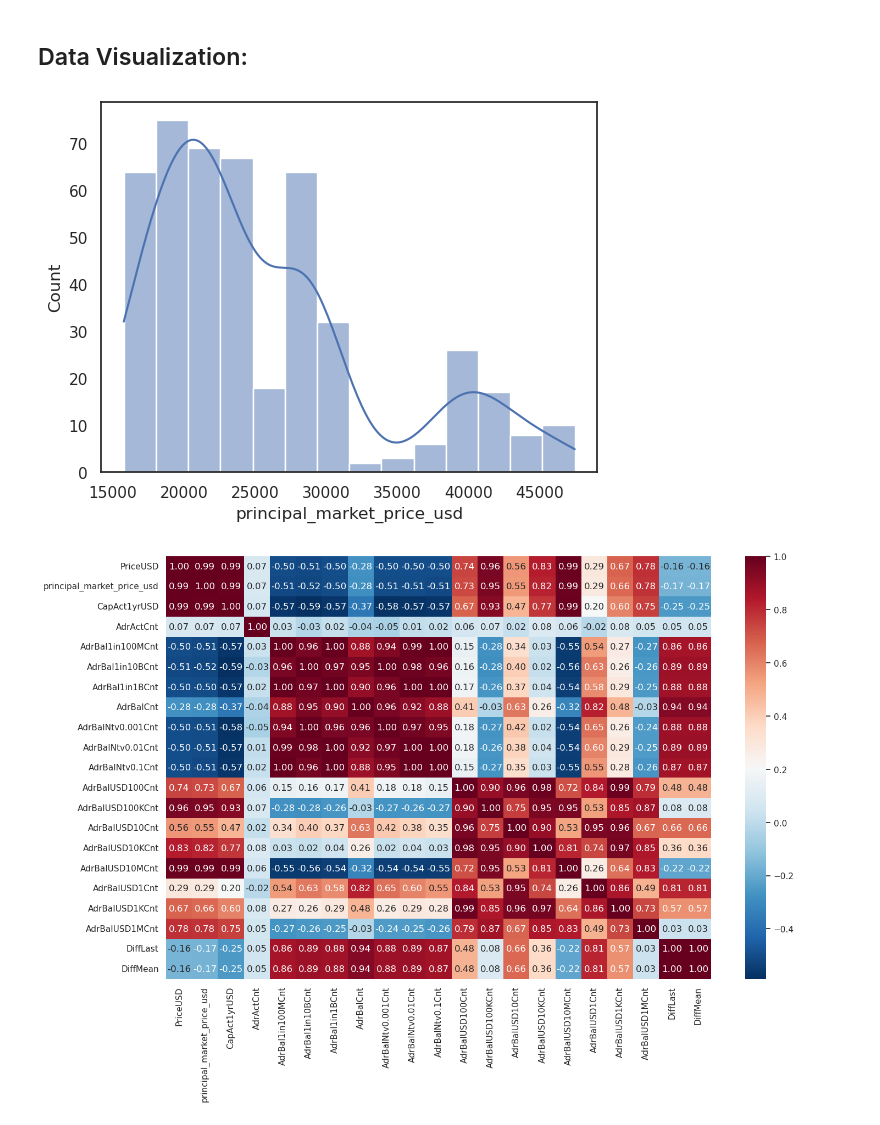
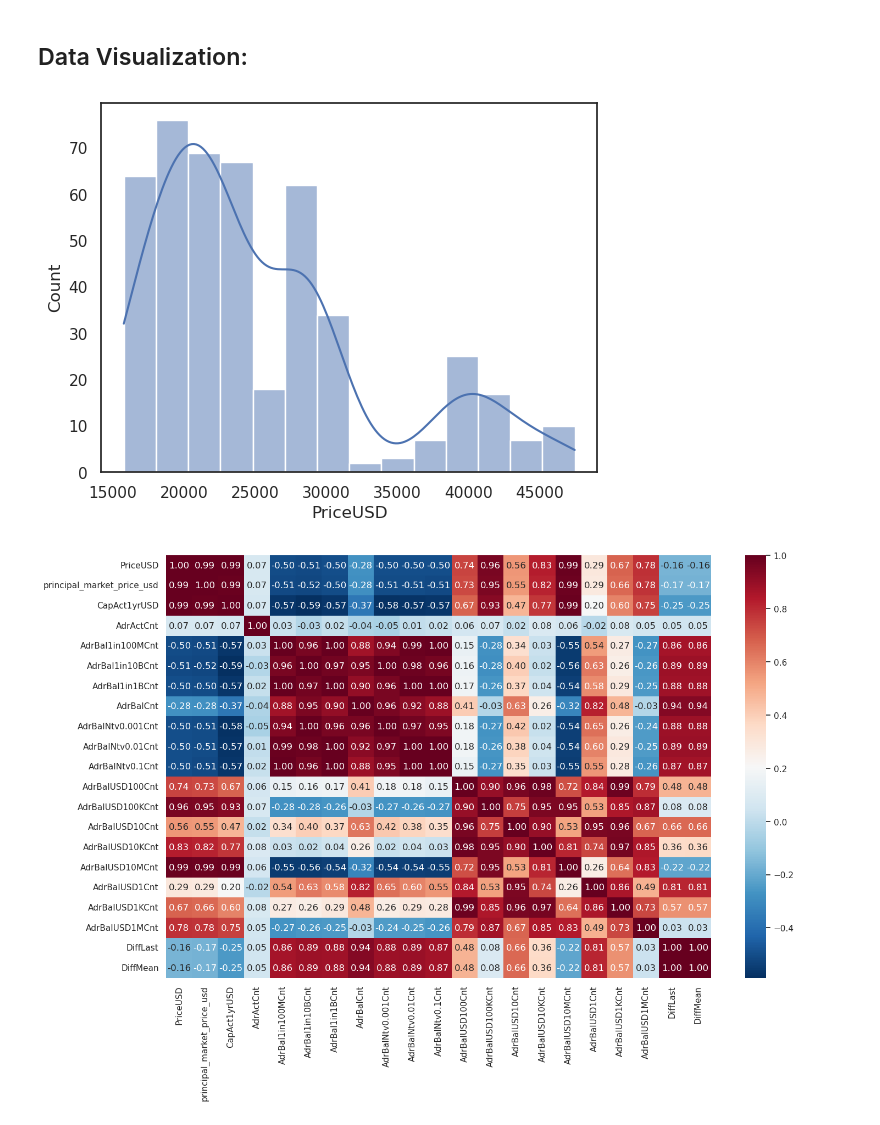
Before and after one commit to SamuelBarbosaDev/Bitcoin_Price_Prediction, a Jupyter notebook: core/core/main.ipynb, the cells around one changed output. Drawn from its saved outputs; the diff is of its cells as text; code cells hidden in the pictures.

```diff
--- a/core/core/main.ipynb
+++ b/core/core/main.ipynb
@@ -274,9 +294,9 @@ dataset = bitcoin.removendo_nulos(dataframe=dataset)
 # %% [markdown]
 ## Data Visualization:
 # %%
-bitcoin.gráfico_de_distribuição(dataframe=dataset, coluna='principal_market_price_usd')
+bitcoin.gráfico_de_distribuição(dataframe=dataset, coluna='PriceUSD')
 # %% [output]
-[figure, old version]
+[figure, new version]
 # %%
 bitcoin.gráfico_de_correlação_heatmap(dataframe=dataset)
 # %% [output]
```
Also changed, not shown: parts of 10 cells of this notebook, 1 other file.
